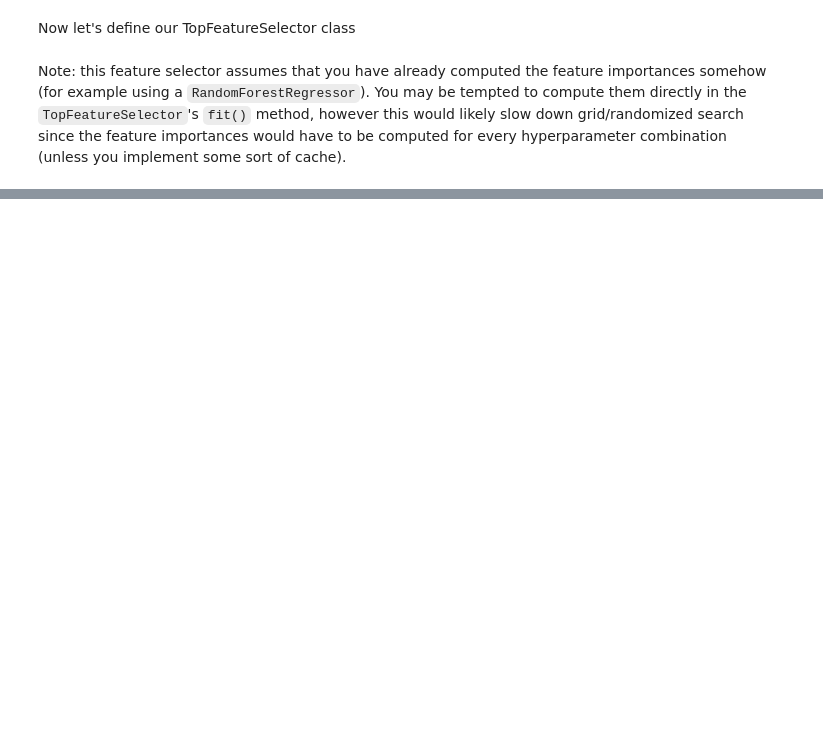
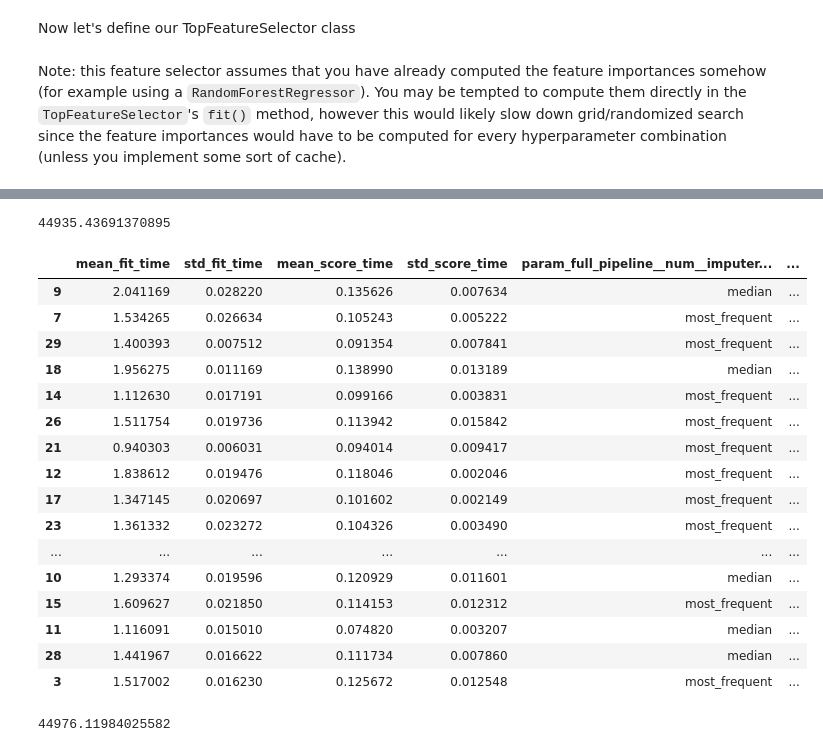
Before and after one commit to nhdquyen/Traditional-ML-on-House-Price-Prediction, a Jupyter notebook: House_Price_Prediction_Traditional_ML.ipynb, the cells around one changed output, grey strips where cells are left out. Saved outputs shown, nothing was run; the diff lists cells and outputs as text; code cells hidden in the pictures; blank space fills up the shorter version.

```diff
--- a/House_Price_Prediction_Traditional_ML.ipynb
+++ b/House_Price_Prediction_Traditional_ML.ipynb
@@ -1633,0 +1701,64 @@ Let's try to finetune the best possible model for this dataset. Here a few thing
+# %%
+rnd_params_3 = {'full_pipeline__num__imputer__strategy': ['most_frequent','median'], # take out 'mean' as it doesnt appear often at top ranks
+               'feature_selector__k': np.arange(8,15),
+               'final_model__n_estimators': np.arange(250, 450),
+               'final_model__learning_rate': np.linspace(0.1, 0.6, 6),
+               'final_model__max_depth': np.arange(60,150)
+               }
+
+rnd_search_3 = RandomizedSearchCV(final_pipeline,
+                                  rnd_params_3,
+                                  n_iter = 30,
+                                  cv = 5,
+                                  scoring = 'neg_mean_squared_error',
+                                  random_state = 99,
+                                  n_jobs = -1,
+                                  error_score = 'raise')
+
+rnd_search_3.fit(housing, housing_labels)
+best_score_3 = (-rnd_search_3.best_score_)**.5
+best_score_3
+# %% [output]
+44935.43691370895
+# %%
+pd.DataFrame(rnd_search_3.cv_results_).sort_values('rank_test_score')
+# %% [output]
+|  | mean_fit_time | std_fit_time | mean_score_time | std_score_time | param_full_pipeline__num__imputer... | ... |
+| 9 | 2.041169 | 0.028220 | 0.135626 | 0.007634 | median | ... |
+| 7 | 1.534265 | 0.026634 | 0.105243 | 0.005222 | most_frequent | ... |
+| 29 | 1.400393 | 0.007512 | 0.091354 | 0.007841 | most_frequent | ... |
+| 18 | 1.956275 | 0.011169 | 0.138990 | 0.013189 | median | ... |
+| 14 | 1.112630 | 0.017191 | 0.099166 | 0.003831 | most_frequent | ... |
+| 26 | 1.511754 | 0.019736 | 0.113942 | 0.015842 | most_frequent | ... |
+| 21 | 0.940303 | 0.006031 | 0.094014 | 0.009417 | most_frequent | ... |
+| 12 | 1.838612 | 0.019476 | 0.118046 | 0.002046 | most_frequent | ... |
+| 17 | 1.347145 | 0.020697 | 0.101602 | 0.002149 | most_frequent | ... |
+| 23 | 1.361332 | 0.023272 | 0.104326 | 0.003490 | most_frequent | ... |
+| ... | ... | ... | ... | ... | ... | ... |
+| 10 | 1.293374 | 0.019596 | 0.120929 | 0.011601 | median | ... |
+| 15 | 1.609627 | 0.021850 | 0.114153 | 0.012312 | most_frequent | ... |
+| 11 | 1.116091 | 0.015010 | 0.074820 | 0.003207 | median | ... |
+| 28 | 1.441967 | 0.016622 | 0.111734 | 0.007860 | median | ... |
+| 3 | 1.517002 | 0.016230 | 0.125672 | 0.012548 | most_frequent | ... |
+# %%
+rnd_params_4 = {'full_pipeline__num__imputer__strategy': ['most_frequent','median'],
+               'feature_selector__k': np.arange(11,15),
+               'final_model__n_estimators': np.arange(280, 440),
+               'final_model__learning_rate': np.linspace(0.05, 0.15, 6),
+               'final_model__max_depth': np.arange(70,140)
+               }
+
+rnd_search_4 = RandomizedSearchCV(final_pipeline,
+                                  rnd_params_4,
+                                  n_iter = 30,
+                                  cv = 5,
+                                  scoring = 'neg_mean_squared_error',
+                                  random_state = 99,
+                                  n_jobs = -1,
+                                  error_score = 'raise')
+
+rnd_search_4.fit(housing, housing_labels)
+best_score_4 = (-rnd_search_4.best_score_)**.5
+best_score_4
+# %% [output]
+44976.11984025582
```
Also changed, not shown: parts of 125 cells of this notebook.
